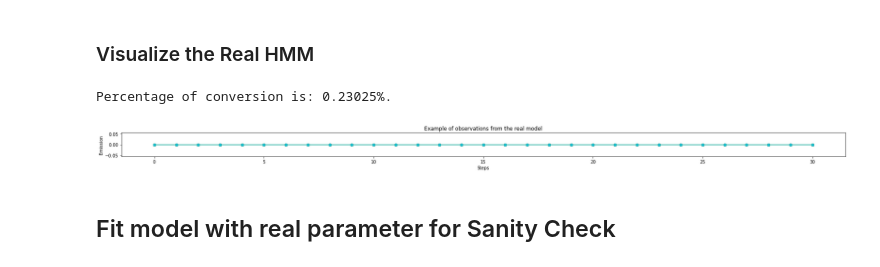
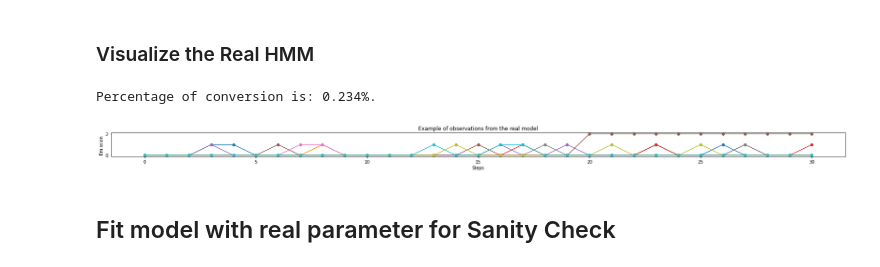
Before and after one commit to thom097/AttributionSingleUser, a Jupyter notebook: notebooks/run_hmm.ipynb, the cells around one changed output. Saved outputs shown, nothing was run; the diff lists cells and outputs as text; code cells hidden in the pictures.

Commit message:
Add the mu again. Fix fitting of hmm adding emissions in intermediate state.

```diff
--- a/notebooks/run_hmm.ipynb
+++ b/notebooks/run_hmm.ipynb
@@ -44,7 +38,9 @@ To enable them in other operations, rebuild TensorFlow with the appropriate comp
 # Generate the distributions to build the Real HMM.
 # The parameter MU, describing the behaviour of a user unexposed, has been fitted in a separate notebook and is considered known.
 #NB The variable STATES_ARE_OBSERVABLE is set in config/execution_parameters.
-hmm_distributions = generate_hmm_distributions(states_observable=False, initial_state_prob_vector= INITIAL_STATE_PROB, adstock=adstock)
+hmm_distributions = generate_hmm_distributions(initial_state_prob_vector= INITIAL_STATE_PROB,
+                                               click_prob=tf.constant(CLICK_PROB),
+                                               adstock=adstock)
 
 # Create Real HMM to fit
 real_hmm = tfd.HiddenMarkovModel(
@@ -62,12 +68,12 @@ emission_real = real_hmm.sample().numpy()
 # %%
 # Count conversions from sampled data
 # We aim to see a conversion rate around 20/25%.
 
-tot_conversions = count_conversions(emission_real, STATES_ARE_OBSERVABLE)
+tot_conversions = count_conversions(emission_real)
 plot_sample_emissions(real_hmm)
 # %% [output]
-Percentage of conversion is: 0.23025%.
+Percentage of conversion is: 0.234%.
-[figure, old version]
+[figure, new version]
 # %% [markdown]
 ## Fit model with real parameter for Sanity Check
 # %%
```
Also changed, not shown: parts of 13 cells of this notebook, 8 other files.
